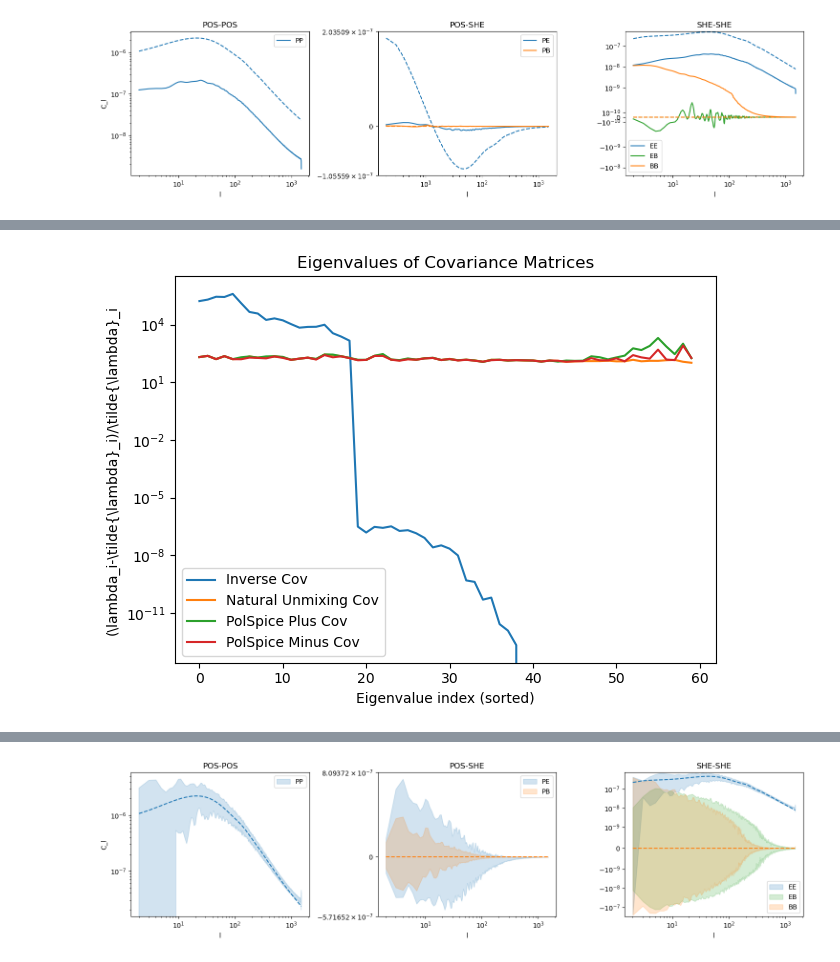
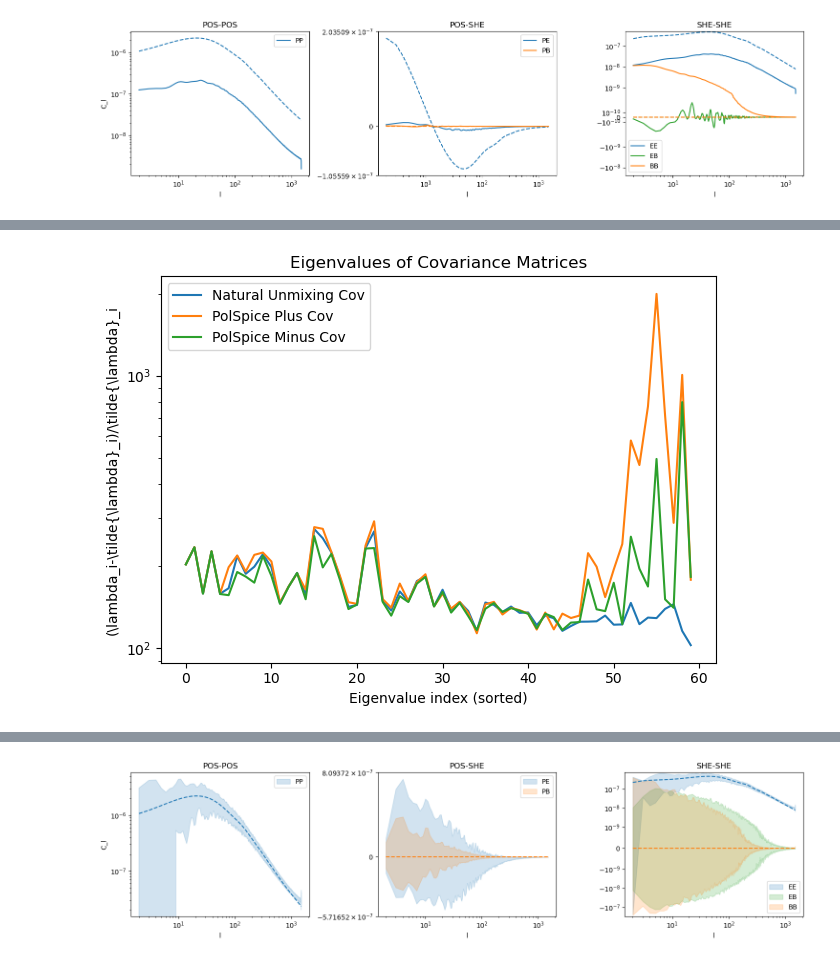
Before and after one commit to JaimeRZP/GLASS_cov_challenge, a Jupyter notebook: unmixing_comparison.ipynb, the cells around one changed output, grey strips where cells are left out. Drawn from its saved outputs; the diff is of its cells as text; code cells hidden in the pictures.

```diff
--- a/unmixing_comparison.ipynb
+++ b/unmixing_comparison.ipynb
@@ -198,32 +208,32 @@ plt.show()
 # %%
 # Compute eigenvalues
 eig_ens = np.linalg.eigvalsh(flat_ensemble_cov)
 eig_inv_ens = np.linalg.eigvalsh(flat_inv_ensemble_cov)
 eig_nu_ens = np.linalg.eigvalsh(flat_nu_ensemble_cov)
 eig_pp_ens = np.linalg.eigvalsh(flat_pp_ensemble_cov)
 eig_pm_ens = np.linalg.eigvalsh(flat_pm_ensemble_cov)
 
 # Sort eigenvalues for plotting
 eig_ens_sorted = np.sort(eig_ens)[::-1]
 eig_inv_ens_sorted = np.sort(eig_inv_ens)[::-1]
 eig_nu_ens_sorted = np.sort(eig_nu_ens)[::-1]
 eig_pp_ens_sorted = np.sort(eig_pp_ens)[::-1]
 eig_pm_ens_sorted = np.sort(eig_pm_ens)[::-1]
 
 #plt.figure(figsize=(8, 6))
 #plt.semilogy(eig_ens_sorted, label='Ensemble Cov')
-plt.semilogy(eig_inv_ens_sorted/eig_ens_sorted, label='Inverse Cov')
+#plt.semilogy(eig_inv_ens_sorted/eig_ens_sorted, label='Inverse Cov')
 plt.semilogy(eig_nu_ens_sorted/eig_ens_sorted, label='Natural Unmixing Cov')
 plt.semilogy(eig_pp_ens_sorted/eig_ens_sorted, label='PolSpice Plus Cov')
 plt.semilogy(eig_pm_ens_sorted/eig_ens_sorted, label='PolSpice Minus Cov')
 plt.xlabel('Eigenvalue index (sorted)')
 plt.ylabel(r'(\lambda_i-\tilde{\lambda}_i)/\tilde{\lambda}_i')
 plt.title('Eigenvalues of Covariance Matrices')
 plt.legend()
 plt.tight_layout()
 plt.show()
 # %% [output]
-[figure, old version]
+[figure, new version]
 # %%
 # Compute eigenvalues
 ens_err = np.sqrt(np.diag(flat_ensemble_cov))
```
Also changed, not shown: parts of 8 cells of this notebook, 3 other files.
